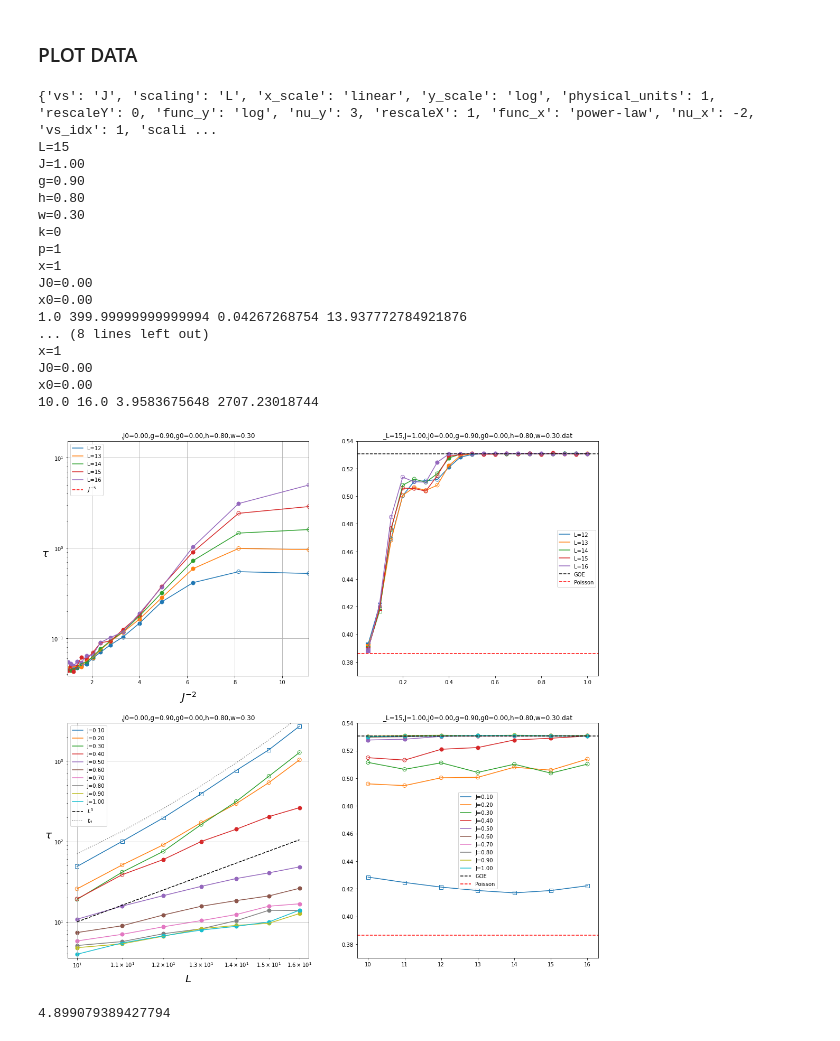
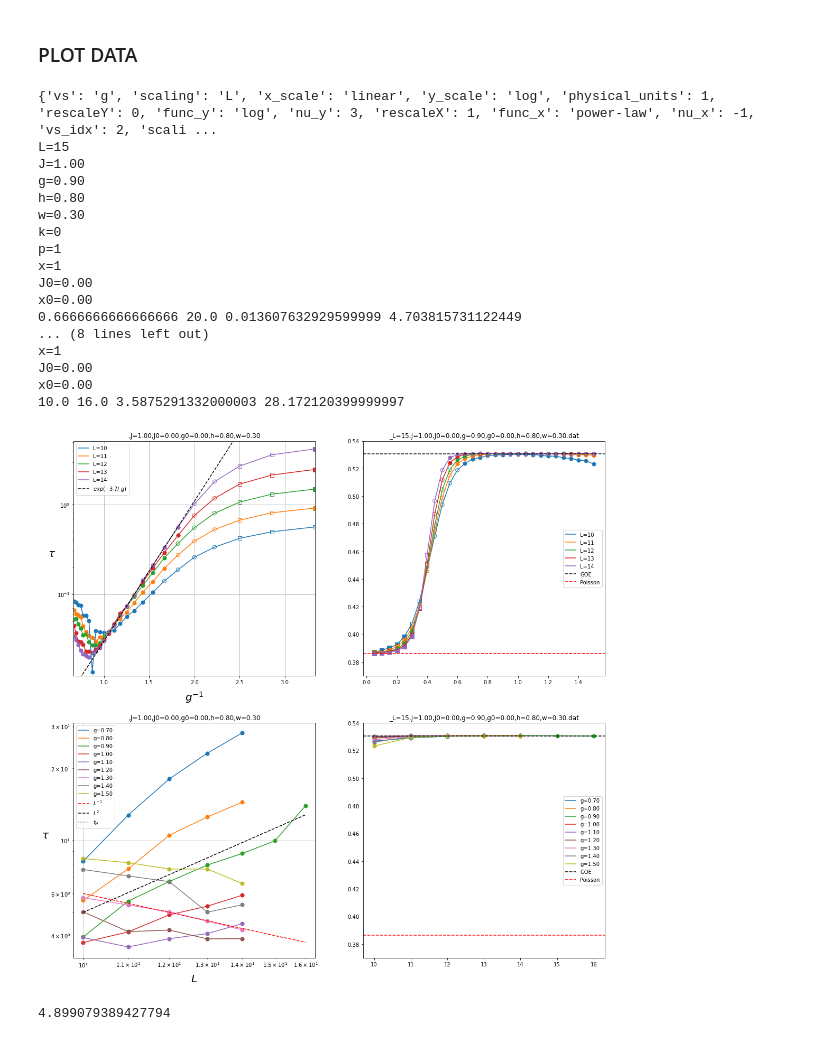
Before and after one commit to makskliczkowski/Transverse_Ising_ETH, a Jupyter notebook: IsignTransverse_ETH/Python/sff_thouless.ipynb, the cells around one changed output. Drawn from its saved outputs; the diff is of its cells as text; code cells hidden in the pictures.

```diff
--- a/IsignTransverse_ETH/Python/sff_thouless.ipynb
+++ b/IsignTransverse_ETH/Python/sff_thouless.ipynb
@@ -72,53 +72,54 @@ thouless.plot(axis1, axis2)
 
 x = np.array(range(10, 150)) / 100.
 sclabel = cf.plot_settings.settings['vs']
-axis1.plot(cf.plot_settings.rescale(x, 'x'), (4e1 / x**5.), ls='--', color='red', label=r"${%s}^{-5}$"%sclabel)
-#axis1.plot(cf.plot_settings.rescale(x, 'x'), 4*np.exp(2.1 / x - 1), ls='--', color='black', label=r"$exp(-2 /\ {%s})$"%sclabel)
+#axis1.plot(cf.plot_settings.rescale(x, 'x'), (4e1 / x**5.), ls='--', color='red', label=r"${%s}^{-5}$"%sclabel)
+a=3.6;  axis1.plot(cf.plot_settings.rescale(x, 'x'), 3e-2*np.exp(a / x - a), ls='--', color='black', label=r"$exp(-%.2f /\ {%s})$"%(a,sclabel))
+a=3.0;  axis1.plot(cf.plot_settings.rescale(x, 'x'), 3e-2*np.exp(a / x - a), ls='--', color='black', label=r"$exp(-%.2f /\ {%s})$"%(a,sclabel))
 #axis1.plot(cf.plot_settings.rescale(x, 'x'), 1.2e1*np.exp(0.6 / x**2 - 1), ls='--', color='black', label=r"$exp(-0.6 /\ {%s}^2)$"%sclabel)
 
-axis1.set_xlim([cf.plot_settings.rescale(1.01), cf.plot_settings.rescale(0.3)])
+axis1.set_xlim([cf.plot_settings.rescale(1.51), cf.plot_settings.rescale(0.3)])
 axis1.legend()
 
 new_settings = cf.plot_settings
 new_settings.set_vs('L')
-new_settings.set_scaling('J')
+new_settings.set_scaling('g')
 new_settings.set_x_rescale(rescale = 0)
 new_settings.set_scales(xscale = 'log', yscale = 'log')
 
 #cf.set_params(_w=0.5)
 thouless.plot(axis3, axis4, new_settings.settings)
 
 def heisenberg_time(system_size):
     dim = 2**system_size
     chi = 0.341345
     return (chi * dim) / ( system_size**(0.5)  * np.sqrt(cf.J * cf.J + cf.h * cf.h + cf.g * cf.g + (cf.w * cf.w + cf.g0 * cf.g0 + cf.J0 * cf.J0) / 3.) )
 x = np.array(range(10, 17)).astype(np.float)
 sclabel = new_settings.settings['vs']
 #axis3.plot(new_settings.rescale(x, 'x'), 2.5e-1*np.exp(x*np.log(2))*(x)**(-0.5), ls='--', color='red', label=r"${%s}^{-0.5}e^{2/3 {%s}}$"%(sclabel, sclabel))
-#axis3.plot(cf.plot_settings.rescale(x, 'x'), (5e0* (x/10.)**2.), ls='--', color='black', label=r"${%s}^2$"%sclabel)
-axis3.plot(cf.plot_settings.rescale(x, 'x'), (1e1* (x/10.)**5.), ls='--', color='black', label=r"${%s}^5$"%sclabel)
+axis3.plot(cf.plot_settings.rescale(x, 'x'), (6e0* (x/10.)**(-1.)), ls='--', color='red', label=r"${%s}^{-1}$"%sclabel)
+axis3.plot(cf.plot_settings.rescale(x, 'x'), (5e0* (x/10.)**2.), ls='--', color='black', label=r"${%s}^2$"%sclabel)
 axis3.plot(cf.plot_settings.rescale(x, 'x'), heisenberg_time(x), ls=':', color='gray', label=r"$t_H$")
 axis3.legend()
 plt.show()
 
 print(np.log(10) / np.log(1.6))
 # %% [output]
-{'vs': 'J', 'scaling': 'L', 'x_scale': 'linear', 'y_scale': 'log', 'physical_units': 1, 'rescaleY': 0, 'func_y': 'log', 'nu_y': 3, 'rescaleX': 1, 'func_x': 'power-law', 'nu_x': -2, 'vs_idx': 1, 'scali ...
+{'vs': 'g', 'scaling': 'L', 'x_scale': 'linear', 'y_scale': 'log', 'physical_units': 1, 'rescaleY': 0, 'func_y': 'log', 'nu_y': 3, 'rescaleX': 1, 'func_x': 'power-law', 'nu_x': -1, 'vs_idx': 2, 'scali ...
 L=15
 J=1.00
 g=0.90
 h=0.80
 w=0.30
 k=0
 p=1
 x=1
 J0=0.00
 x0=0.00
-1.0 399.99999999999994 0.04267268754 13.937772784921876
+0.6666666666666666 20.0 0.013607632929599999 4.703815731122449
 ... (8 lines left out)
 x=1
 J0=0.00
 x0=0.00
-10.0 16.0 3.9583675648 2707.23018744
+10.0 16.0 3.5875291332000003 28.172120399999997
-[figure, old version]
+[figure, new version]
 4.899079389427794
```
Also changed, not shown: 7 other files.
